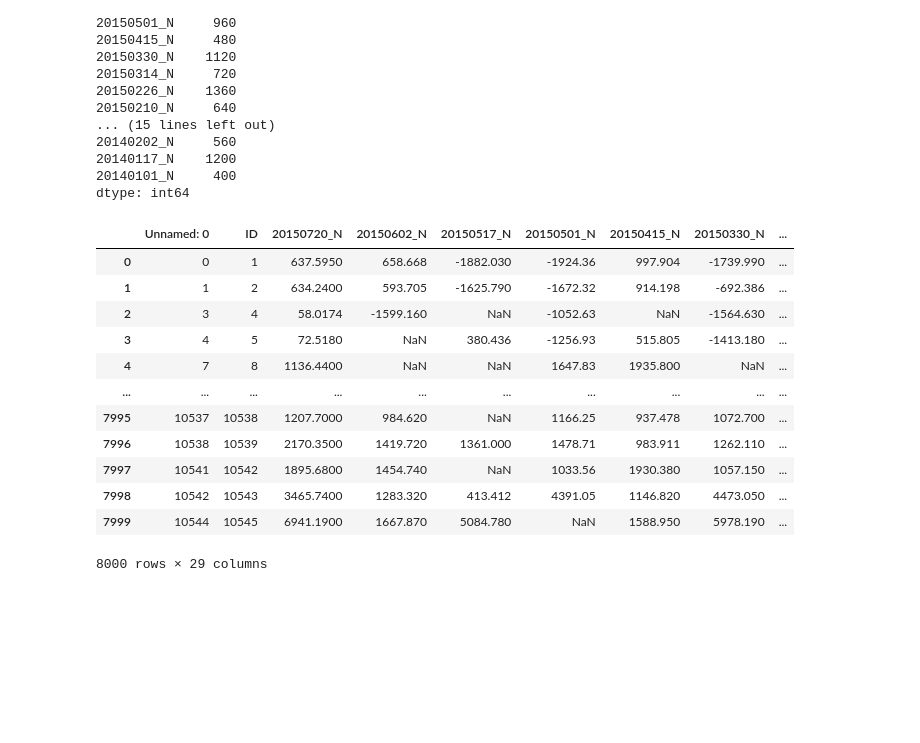
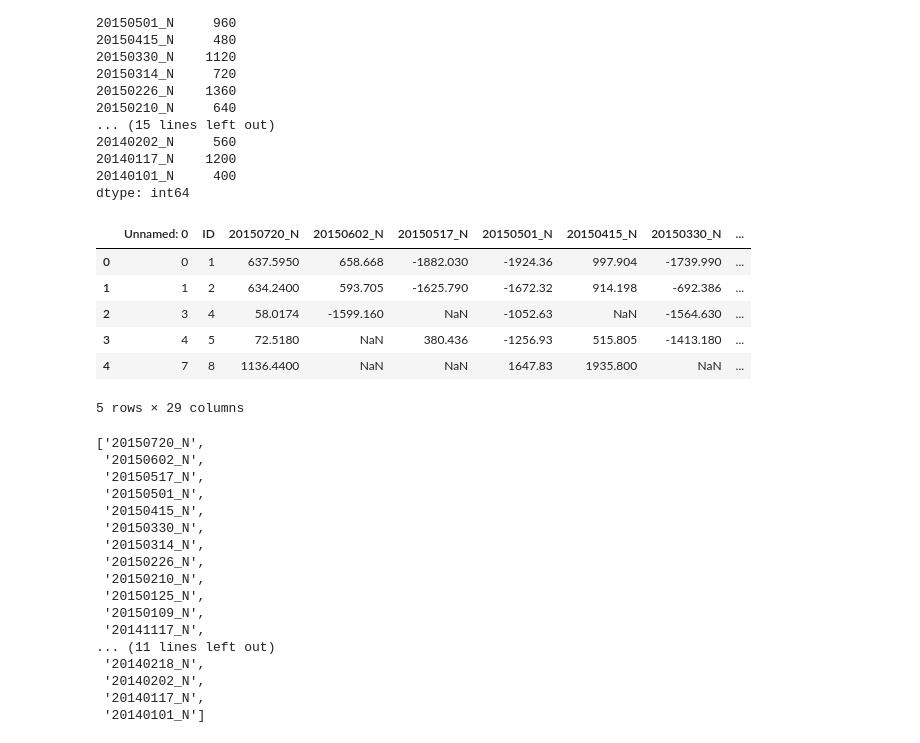
Before and after one commit to vidyaa01/summer-analytics-mid-hackathon, a Jupyter notebook: model.ipynb, the cells around one changed output. Drawn from its saved outputs; the diff is of its cells as text; code cells hidden in the pictures; blank space fills up the shorter version.

```diff
--- a/model.ipynb
+++ b/model.ipynb
@@ -37,20 +39,14 @@ class            0
 20140101_N     400
 dtype: int64
 # %%
-y=df['class']
-x=df.drop('class', axis=1)
-x
+class_var = df['class']
+df.drop('class',axis=1,inplace=True)
+df.head()
 # %% [output]
 |  | Unnamed: 0 | ID | 20150720_N | 20150602_N | 20150517_N | 20150501_N | 20150415_N | 20150330_N | ... |
 | 0 | 0 | 1 | 637.5950 | 658.668 | -1882.030 | -1924.36 | 997.904 | -1739.990 | ... |
 | 1 | 1 | 2 | 634.2400 | 593.705 | -1625.790 | -1672.32 | 914.198 | -692.386 | ... |
 | 2 | 3 | 4 | 58.0174 | -1599.160 | NaN | -1052.63 | NaN | -1564.630 | ... |
 | 3 | 4 | 5 | 72.5180 | NaN | 380.436 | -1256.93 | 515.805 | -1413.180 | ... |
 | 4 | 7 | 8 | 1136.4400 | NaN | NaN | 1647.83 | 1935.800 | NaN | ... |
-| ... | ... | ... | ... | ... | ... | ... | ... | ... | ... |
-| 7995 | 10537 | 10538 | 1207.7000 | 984.620 | NaN | 1166.25 | 937.478 | 1072.700 | ... |
-| 7996 | 10538 | 10539 | 2170.3500 | 1419.720 | 1361.000 | 1478.71 | 983.911 | 1262.110 | ... |
-| 7997 | 10541 | 10542 | 1895.6800 | 1454.740 | NaN | 1033.56 | 1930.380 | 1057.150 | ... |
-| 7998 | 10542 | 10543 | 3465.7400 | 1283.320 | 413.412 | 4391.05 | 1146.820 | 4473.050 | ... |
-| 7999 | 10544 | 10545 | 6941.1900 | 1667.870 | 5084.780 | NaN | 1588.950 | 5978.190 | ... |
-8000 rows × 29 columns
+5 rows × 29 columns
@@ -56,0 +56,21 @@ x
+# %%
+ndvi_cols_1 = [col for col in df.columns if col.endswith('_N')]
+ndvi_cols_1
+# %% [output]
+['20150720_N',
+ '20150602_N',
+ '20150517_N',
+ '20150501_N',
+ '20150415_N',
+ '20150330_N',
+ '20150314_N',
+ '20150226_N',
+ '20150210_N',
+ '20150125_N',
+ '20150109_N',
+ '20141117_N',
+... (11 lines left out)
+ '20140218_N',
+ '20140202_N',
+ '20140117_N',
+ '20140101_N']
```
Also changed, not shown: parts of 20 cells of this notebook, 1 other file.
